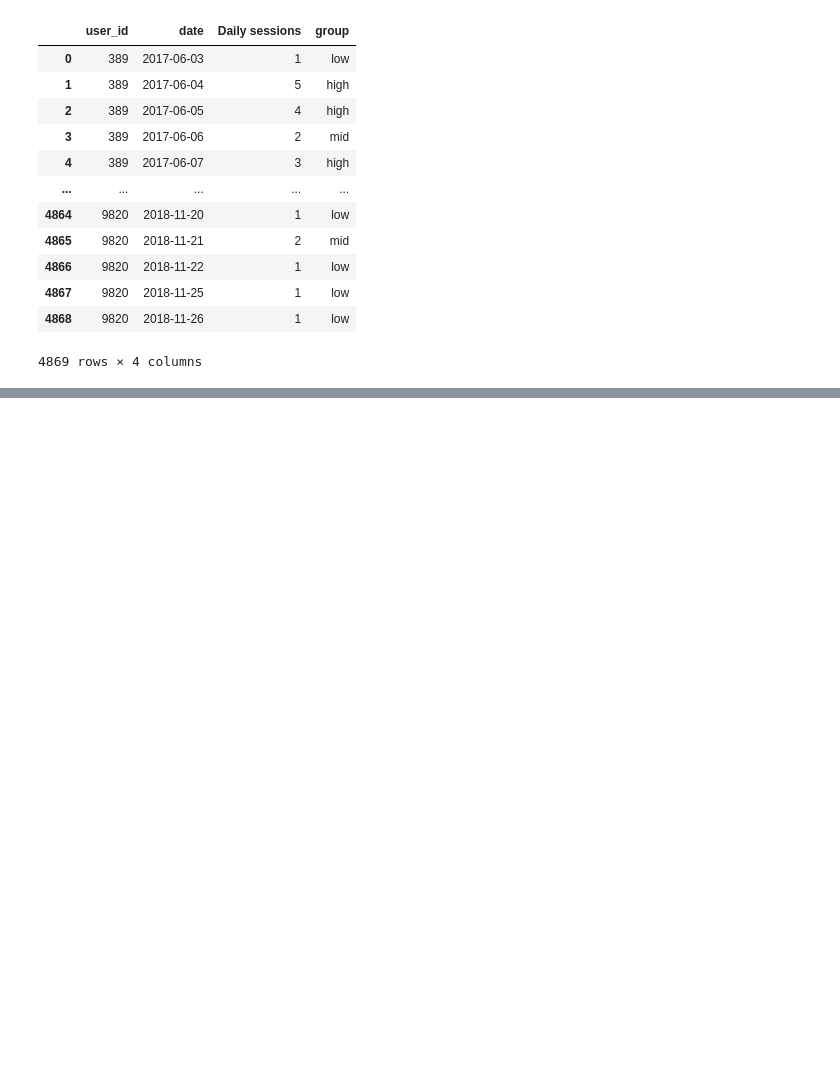
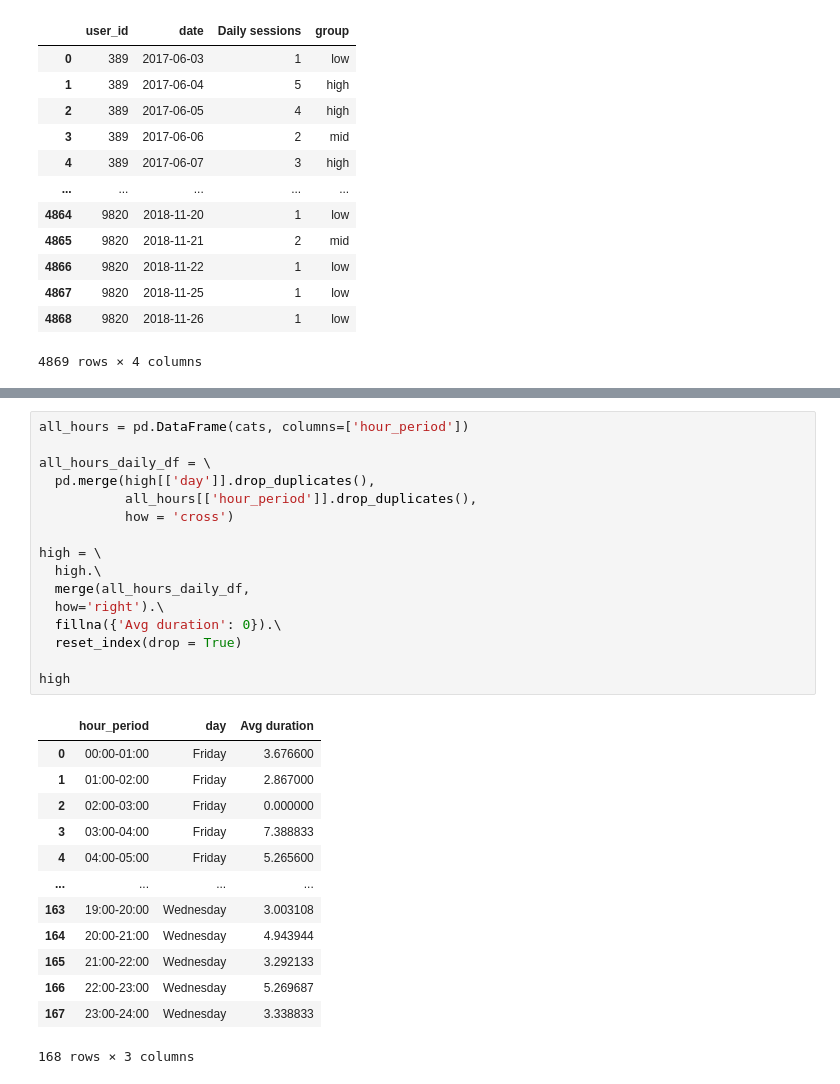
Before and after one commit to astenast/Smartphone_User_Engagement, a Jupyter notebook: Classification.ipynb, the cells around one changed output, grey strips where cells are left out. Cells and saved outputs as stored; diff of their text form; blank space fills up the shorter version.

```diff
--- a/Classification.ipynb
+++ b/Classification.ipynb
@@ -150 +121,31 @@ extreme
+# %%
+all_hours = pd.DataFrame(cats, columns=['hour_period'])
+
+all_hours_daily_df = \
+  pd.merge(high[['day']].drop_duplicates(),
+           all_hours[['hour_period']].drop_duplicates(),
+           how = 'cross')
+
+high = \
+  high.\
+  merge(all_hours_daily_df,
+  how='right').\
+  fillna({'Avg duration': 0}).\
+  reset_index(drop = True)
+
+high
+# %% [output]
+|  | hour_period | day | Avg duration |
+| 0 | 00:00-01:00 | Friday | 3.676600 |
+| 1 | 01:00-02:00 | Friday | 2.867000 |
+| 2 | 02:00-03:00 | Friday | 0.000000 |
+| 3 | 03:00-04:00 | Friday | 7.388833 |
+| 4 | 04:00-05:00 | Friday | 5.265600 |
+| ... | ... | ... | ... |
+| 163 | 19:00-20:00 | Wednesday | 3.003108 |
+| 164 | 20:00-21:00 | Wednesday | 4.943944 |
+| 165 | 21:00-22:00 | Wednesday | 3.292133 |
+| 166 | 22:00-23:00 | Wednesday | 5.269687 |
+| 167 | 23:00-24:00 | Wednesday | 3.338833 |
+168 rows × 3 columns
 # %%
```
Also changed, not shown: parts of 20 cells of this notebook, 15 other files.
